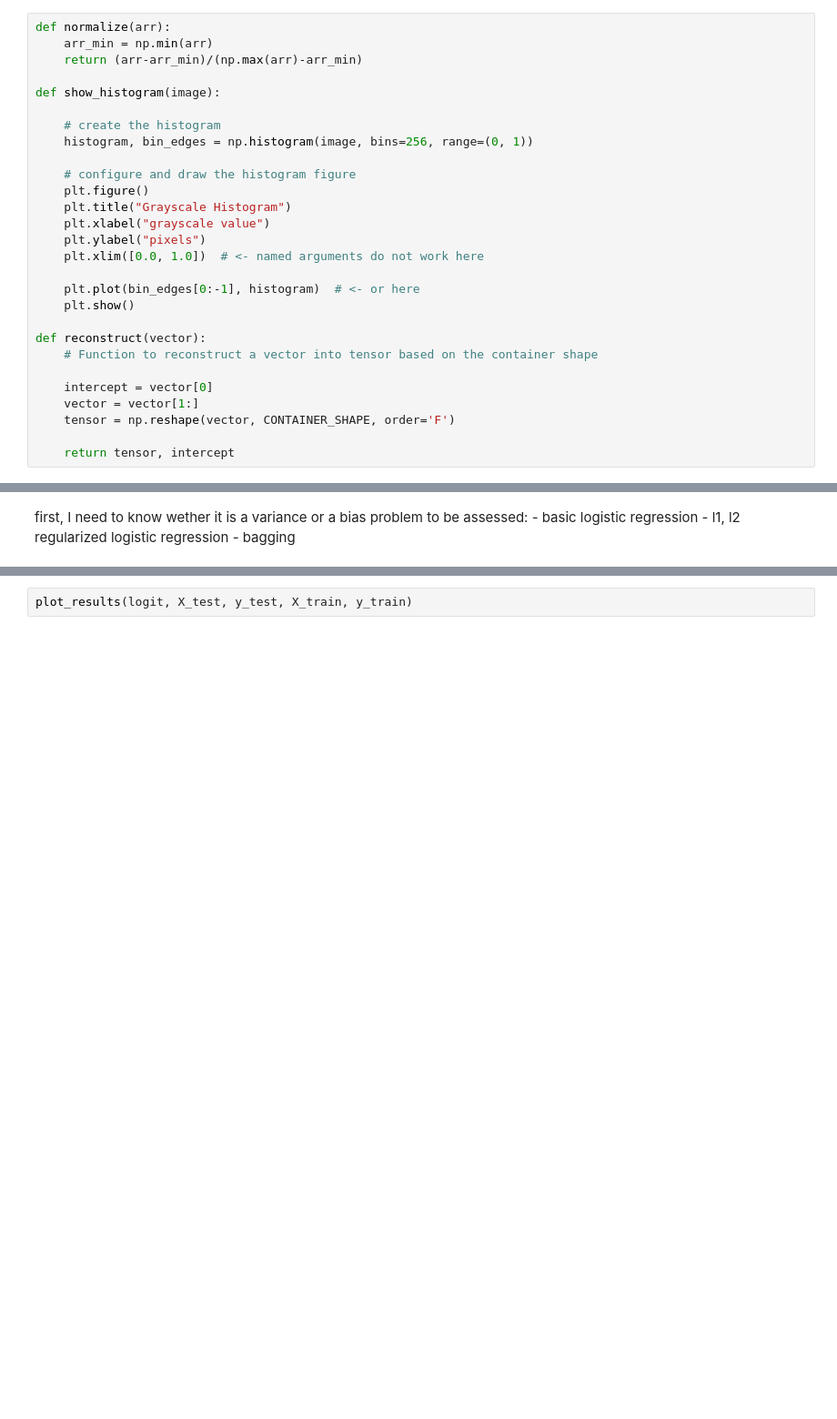
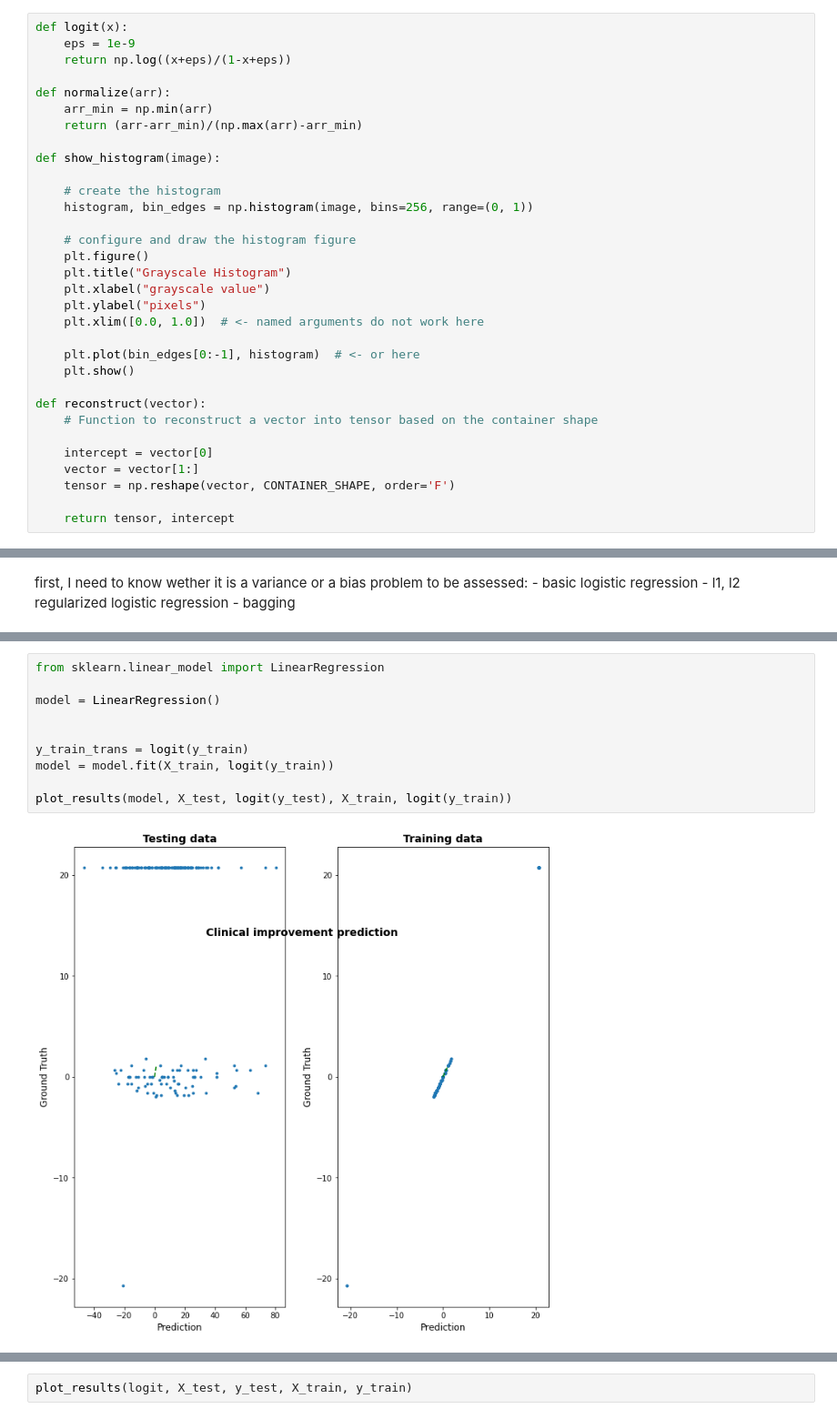
Before and after one commit to QuentinSav/probabilistic-stimulation-maps, a Jupyter notebook: modelEvaluation.ipynb, the cells around one changed output, grey strips where cells are left out. Shown at 91% size. Saved outputs shown, nothing was run; the diff lists cells and outputs as text; blank space fills up the shorter version.

```diff
--- a/modelEvaluation.ipynb
+++ b/modelEvaluation.ipynb
@@ -66,6 +59,10 @@ Before going into the generation of the maps, this section creates function usef
 ### Reconstruction of a VTA
 As the data (the VTA voxels values) are provided under a vectorized form, it is necessary to be able to reconstruct the map. The first feature of the matrix is the intercept term and is cannot be displayed with the rest of the map voxels.
 # %%
+def logit(x):
+    eps = 1e-9
+    return np.log((x+eps)/(1-x+eps))
+
 def normalize(arr):
     arr_min = np.min(arr)
     return (arr-arr_min)/(np.max(arr)-arr_min)
@@ -234,0 +436,12 @@ to be assessed:
+# %%
+from sklearn.linear_model import LinearRegression
+
+model = LinearRegression()
+
+
+y_train_trans = logit(y_train)
+model = model.fit(X_train, logit(y_train))
+
+plot_results(model, X_test, logit(y_test), X_train, logit(y_train))
+# %% [output]
+[figure, added]
```
Also changed, not shown: parts of 15 cells of this notebook, 5 other files.
